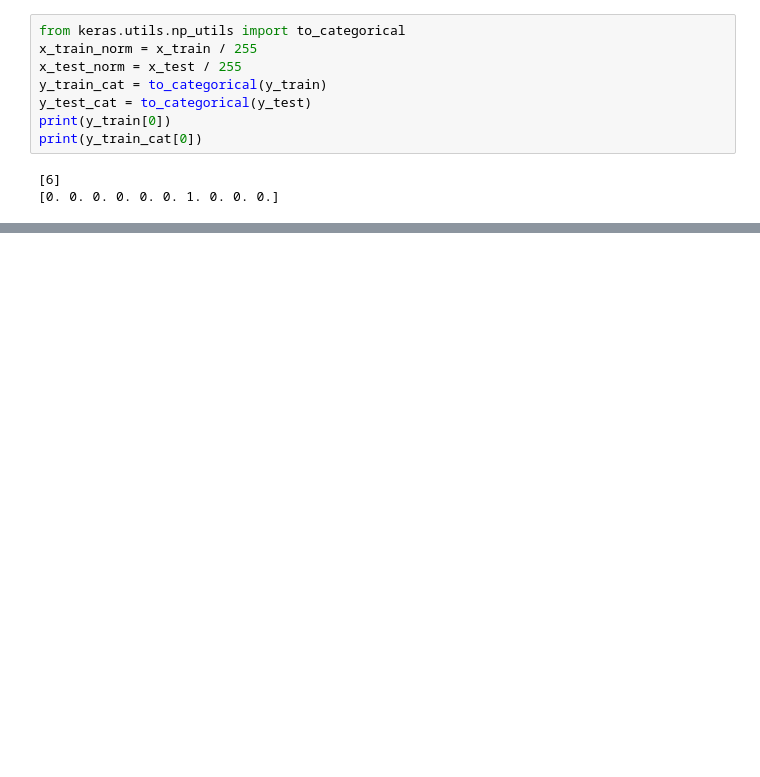
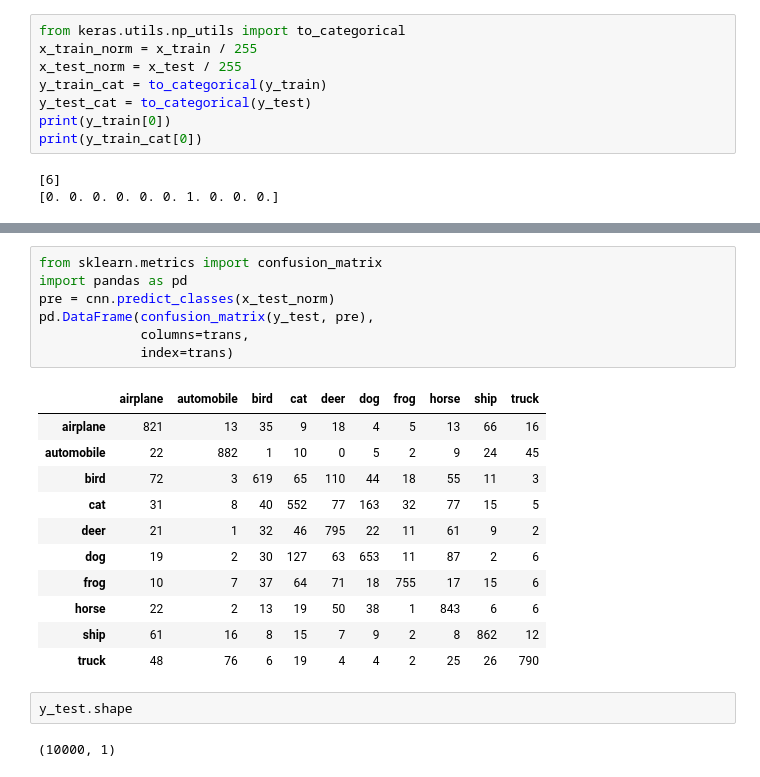
Before and after one commit to Elwing-Chou/MLMCUT, a Jupyter notebook: cnn.ipynb, the cells around one changed output, grey strips where cells are left out. Drawn from its saved outputs; the diff is of its cells as text; blank space fills up the shorter version.

```diff
--- a/cnn.ipynb
+++ b/cnn.ipynb
@@ -137,0 +147,23 @@ cnn.evaluate(x_test_norm, y_test_cat)
+# %%
+from sklearn.metrics import confusion_matrix
+import pandas as pd
+pre = cnn.predict_classes(x_test_norm)
+pd.DataFrame(confusion_matrix(y_test, pre),
+             columns=trans,
+             index=trans)
+# %% [output]
+|  | airplane | automobile | bird | cat | deer | dog | frog | horse | ship | truck |
+| airplane | 821 | 13 | 35 | 9 | 18 | 4 | 5 | 13 | 66 | 16 |
+| automobile | 22 | 882 | 1 | 10 | 0 | 5 | 2 | 9 | 24 | 45 |
+| bird | 72 | 3 | 619 | 65 | 110 | 44 | 18 | 55 | 11 | 3 |
+| cat | 31 | 8 | 40 | 552 | 77 | 163 | 32 | 77 | 15 | 5 |
+| deer | 21 | 1 | 32 | 46 | 795 | 22 | 11 | 61 | 9 | 2 |
+| dog | 19 | 2 | 30 | 127 | 63 | 653 | 11 | 87 | 2 | 6 |
+| frog | 10 | 7 | 37 | 64 | 71 | 18 | 755 | 17 | 15 | 6 |
+| horse | 22 | 2 | 13 | 19 | 50 | 38 | 1 | 843 | 6 | 6 |
+| ship | 61 | 16 | 8 | 15 | 7 | 9 | 2 | 8 | 862 | 12 |
+| truck | 48 | 76 | 6 | 19 | 4 | 4 | 2 | 25 | 26 | 790 |
+# %%
+y_test.shape
+# %% [output]
+(10000, 1)
```
Also changed, not shown: parts of 9 cells of this notebook.
